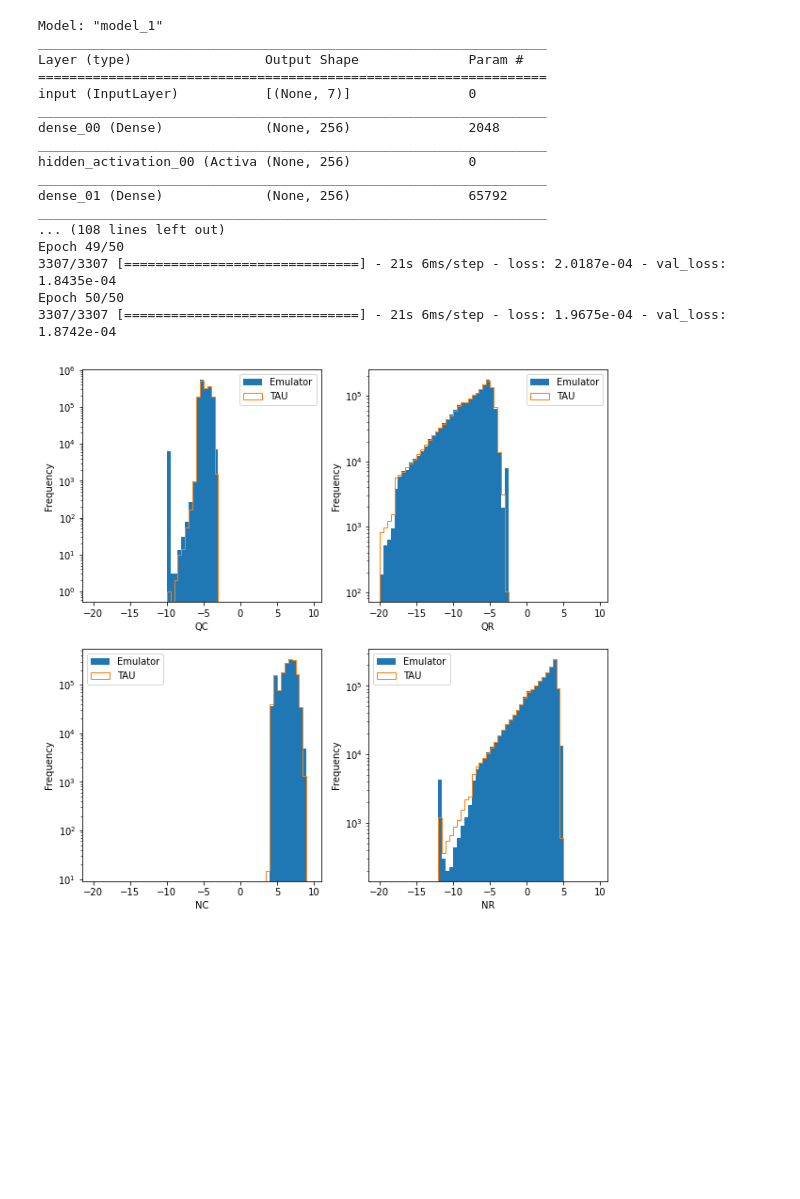
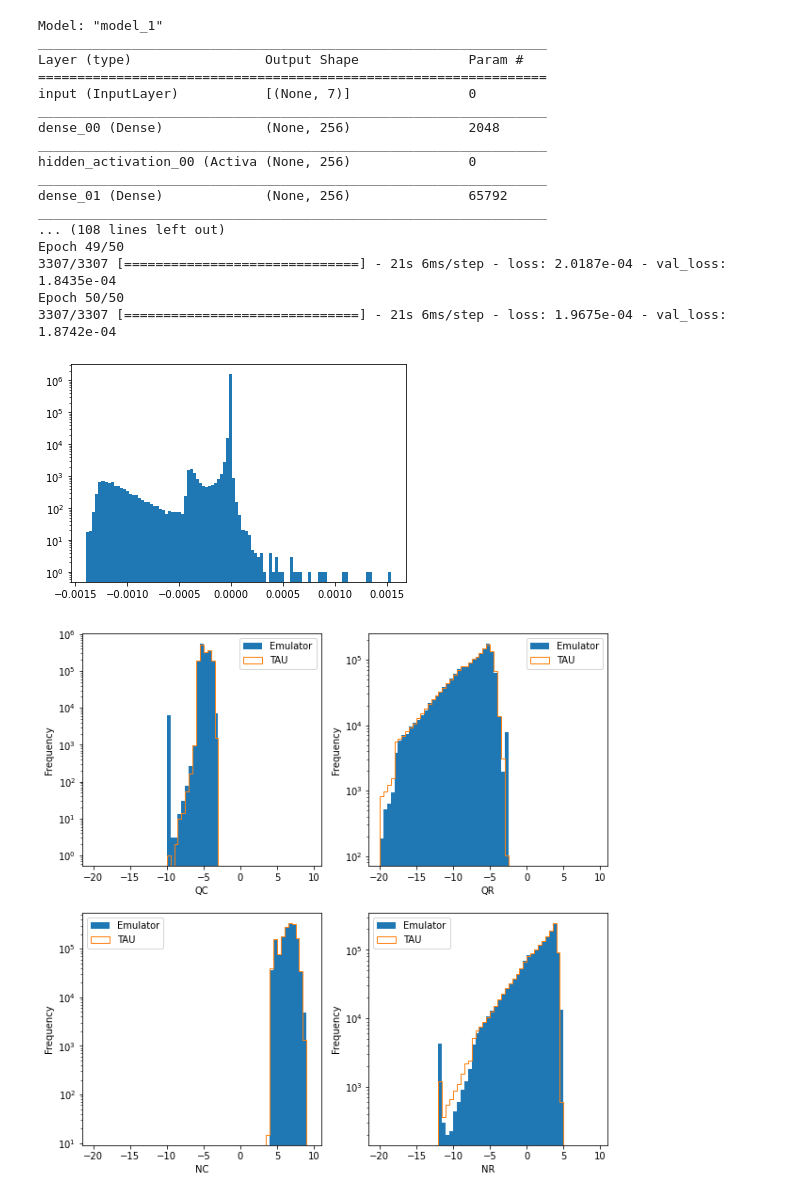
Before and after one commit to NCAR/mlmicrophysics, a Jupyter notebook: notebooks/physics_based_mp_nn.ipynb, the cells around one changed output. Cells and saved outputs as stored; diff of their text form; code cells hidden in the pictures; blank space fills up the shorter version.

```diff
--- a/notebooks/physics_based_mp_nn.ipynb
+++ b/notebooks/physics_based_mp_nn.ipynb
@@ -137,6 +137,13 @@ Epoch 50/50
 dnn_preds = dnn.model.predict(val_x_s, batch_size=36000)
 # %%
 y_pred_val = out_scaler.inverse_transform(dnn_preds)
+# %%
+pred_mass = y_pred_val[:, 0] + y_pred_val[:, 1]
+# %%
+plt.hist(mp_good_data.loc[test_idxs]["Q_mass_in"] - pred_mass, bins=100)
+plt.gca().set_yscale("log")
+# %% [output]
+[figure, added]
 # %%
 plt.figure(figsize=(10, 10))
 for i in range(4):
```
